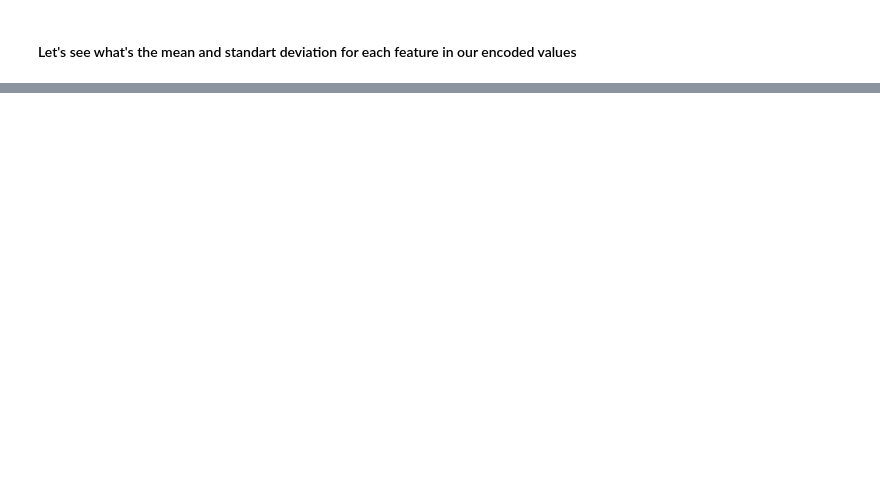
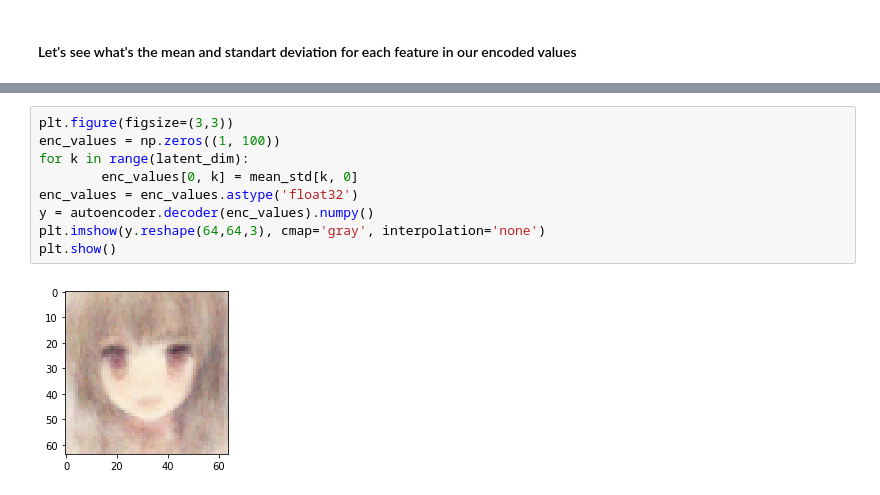
Before and after one commit to AndriyReznichenko/Machine-Learning, a Jupyter notebook: Autoencoder/AutoEncoder.ipynb, the cells around one changed output, grey strips where cells are left out. Cells and saved outputs as stored; diff of their text form; blank space fills up the shorter version.

```diff
--- a/Autoencoder/AutoEncoder.ipynb
+++ b/Autoencoder/AutoEncoder.ipynb
@@ -227 +201,12 @@ for i in range(latent_dim):
+# %%
+plt.figure(figsize=(3,3))
+enc_values = np.zeros((1, 100))
+for k in range(latent_dim):
+        enc_values[0, k] = mean_std[k, 0]
+enc_values = enc_values.astype('float32')
+y = autoencoder.decoder(enc_values).numpy()
+plt.imshow(y.reshape(64,64,3), cmap='gray', interpolation='none')
+plt.show()
+# %% [output]
+[figure, added]
 # %%
```
Also changed, not shown: parts of 32 cells of this notebook, 1 other file.
